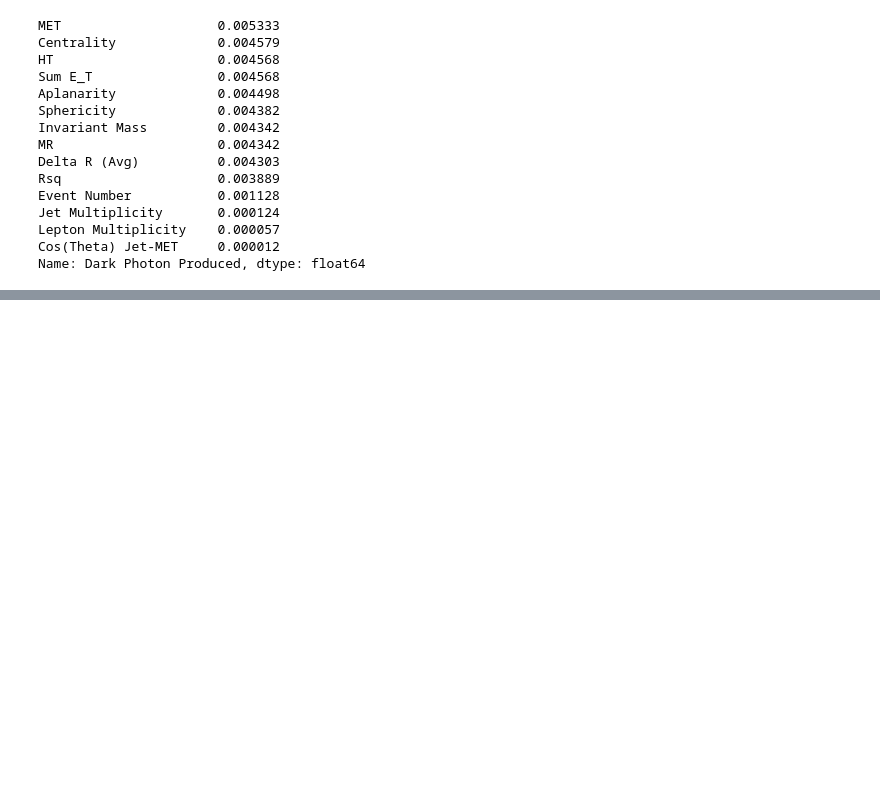
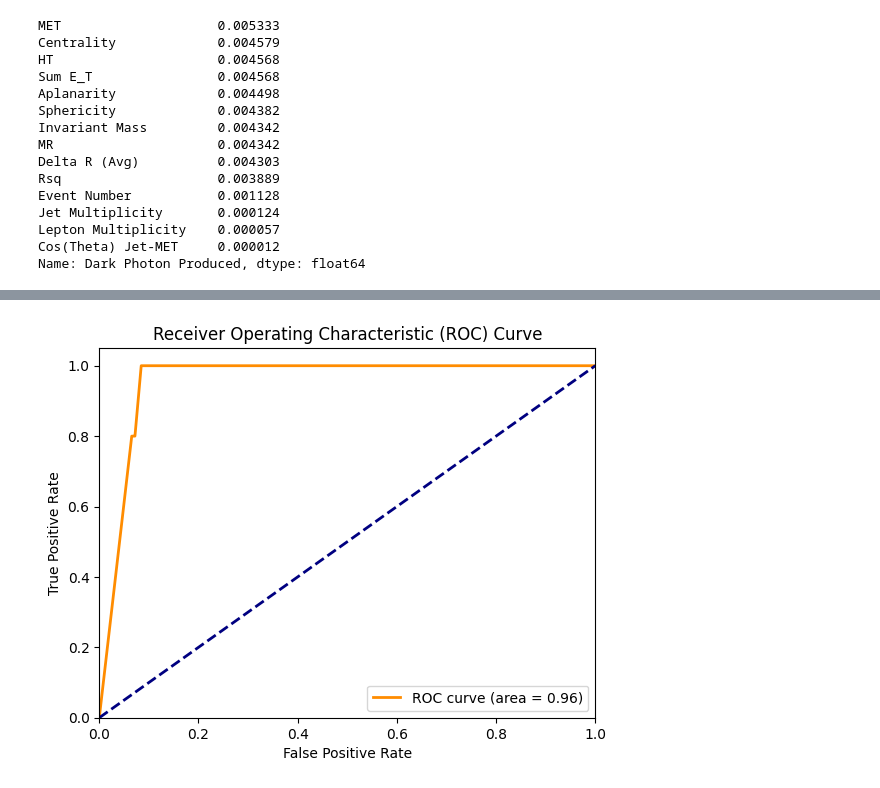
Before and after one commit to rtenacity/dark-photon-classification, a Jupyter notebook: main.ipynb, the cells around one changed output, grey strips where cells are left out. Cells and saved outputs as stored; diff of their text form; code cells hidden in the pictures; blank space fills up the shorter version.

Commit message:
added scale weight but many false positives

```diff
--- a/main.ipynb
+++ b/main.ipynb
@@ -14,3 +17,4 @@ from sklearn.utils.class_weight import compute_class_weight
 # %%
 data = pd.read_csv('data/sim_with_razor_extended.csv')
 data = data.dropna()
+data = data.drop('Event Number', axis=1)
@@ -19,3 +21,8 @@ X_train, X_test, y_train, y_test = train_test_split(data.drop(columns=['Dark Pho
+# %%
+X = data.drop('Dark Photon Produced', axis=1)
+y = data['Dark Photon Produced'].astype(int)
+
+X_train, X_test, y_train, y_test = train_test_split(X, y, test_size=0.2, random_state=42)
 # %%
 correlation_matrix = data.corr()
 correlations_with_target = correlation_matrix['Dark Photon Produced'].drop('Dark Photon Produced')
@@ -37,3 +44,15 @@ Jet Multiplicity       0.000124
 Lepton Multiplicity    0.000057
 Cos(Theta) Jet-MET     0.000012
 Name: Dark Photon Produced, dtype: float64
+# %%
+param_grid = {
+    'n_estimators': [100, 200, 300],
+    'learning_rate': [0.01, 0.1, 0.2],
+    'max_depth': [3, 5, 7],
+    'subsample': [0.7, 0.8, 1.0]
+}
+
+scale_pos_weight = len(y_train[y_train == 0]) / len(y_train[y_train == 1])
+
+grid_search = GridSearchCV(estimator=XGBClassifier(use_label_encoder=False, eval_metric='logloss'), param_grid=param_grid, scoring='accuracy', cv=3)
+grid_search.fit(X_train, y_train)
@@ -39,0 +77,11 @@ Name: Dark Photon Produced, dtype: float64
+# %%
+best_params = grid_search.best_params_
+print("Best hyperparameters found by GridSearchCV:", best_params)
+
+# smote = SMOTE(random_state=42)
+# X_train_resampled, y_train_resampled = smote.fit_resample(X_train, y_train)
+
+final_model = XGBClassifier(**best_params, use_label_encoder=False, eval_metric='logloss', scale_pos_weight=scale_pos_weight)
+final_model.fit(X_train, y_train)
+
+#final_model.fit(X_train_resampled, y_train_resampled)
@@ -39,0 +124,18 @@ Name: Dark Photon Produced, dtype: float64
+# %%
+y_prob = final_model.predict_proba(X_test)[:, 1]  # Probability estimates for the positive class
+
+fpr, tpr, _ = roc_curve(y_test, y_prob)
+roc_auc = auc(fpr, tpr)
+
+plt.figure()
+plt.plot(fpr, tpr, color='darkorange', lw=2, label='ROC curve (area = %0.2f)' % roc_auc)
+plt.plot([0, 1], [0, 1], color='navy', lw=2, linestyle='--')
+plt.xlim([0.0, 1.0])
+plt.ylim([0.0, 1.05])
+plt.xlabel('False Positive Rate')
+plt.ylabel('True Positive Rate')
+plt.title('Receiver Operating Characteristic (ROC) Curve')
+plt.legend(loc="lower right")
+plt.show()
+# %% [output]
+[figure, added]
```
Also changed, not shown: parts of 7 cells of this notebook.
